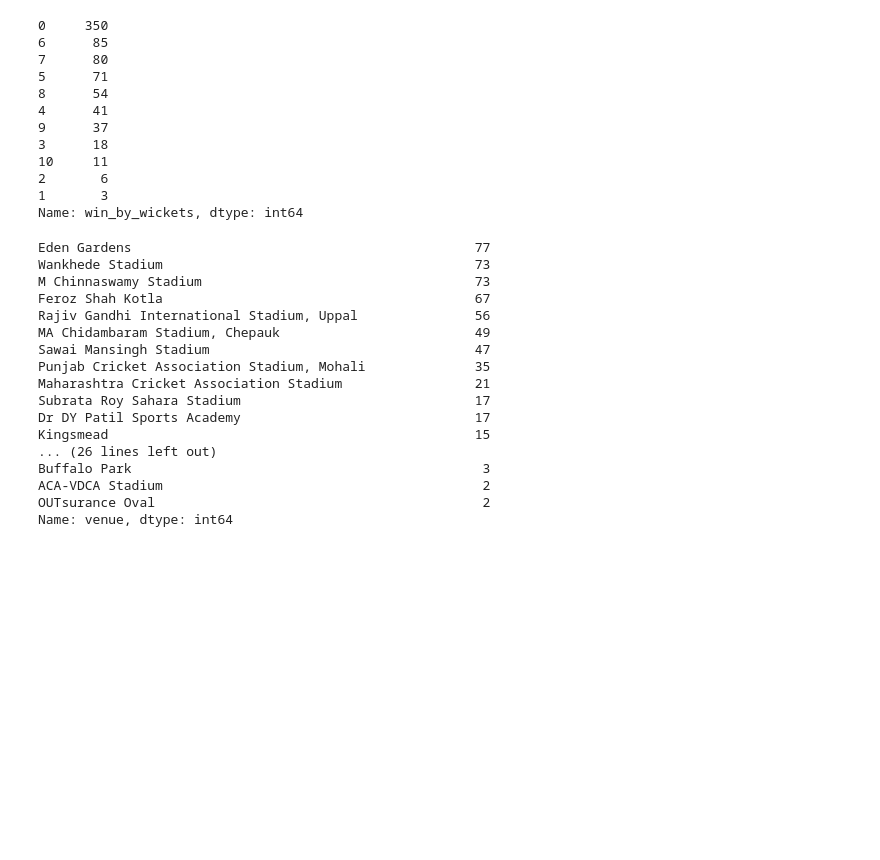
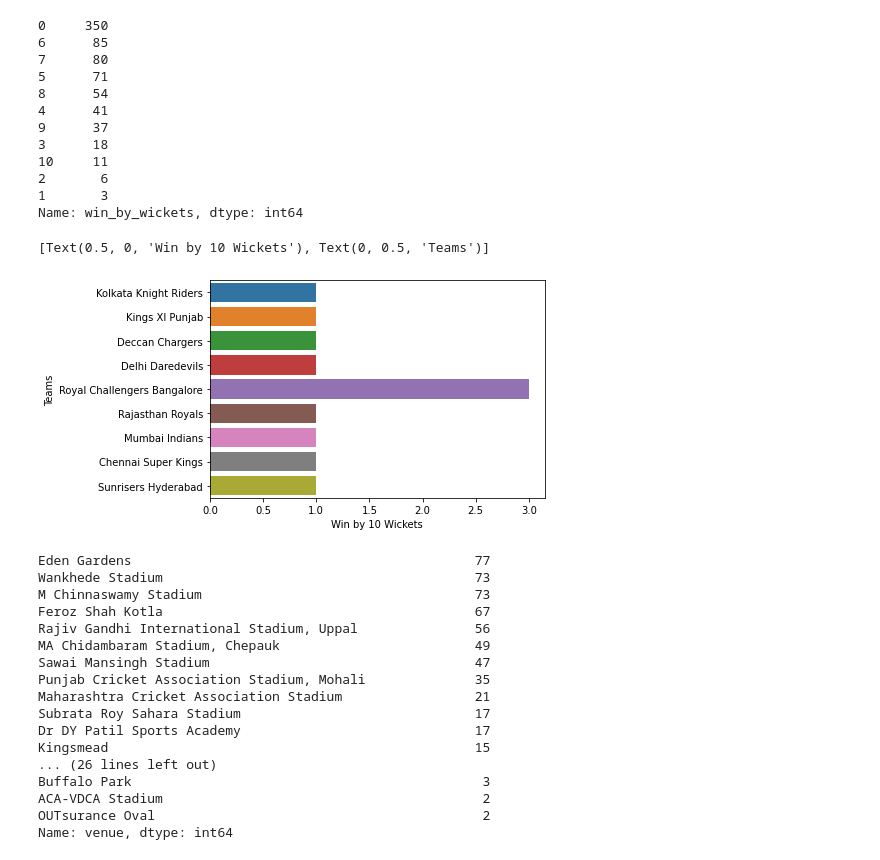
Before and after one commit to sakshamj74/IPL-Analysis, a Jupyter notebook: Matches.ipynb, the cells around one changed output. Saved outputs shown, nothing was run; the diff lists cells and outputs as text; code cells hidden in the pictures; blank space fills up the shorter version.

Commit message:
Winning by 10 Wickets

```diff
--- a/Matches.ipynb
+++ b/Matches.ipynb
@@ -182,6 +182,24 @@ win_wickets_count
 2       6
 1       3
 Name: win_by_wickets, dtype: int64
+# %%
+# Teams that have won by 11 Wickets
+
+from collections import Counter
+_count = Counter()
+winning_team = []
+count = []
+win_by_10 = matches[matches['win_by_wickets'] == 10]
+_count.update(win_by_10['winner'])
+for team in win_by_10['winner']:
+    if team not in winning_team:
+        winning_team.append(team)
+        count.append(_count[team])
+res = sns.barplot(count,winning_team)
+res.set(xlabel = 'Win by 10 Wickets', ylabel = 'Teams')
+# %% [output]
+[Text(0.5, 0, 'Win by 10 Wickets'), Text(0, 0.5, 'Teams')]
+[figure, added]
 # %%
 venue_count = matches['venue'].value_counts(dropna = False)
 venue_count
```
